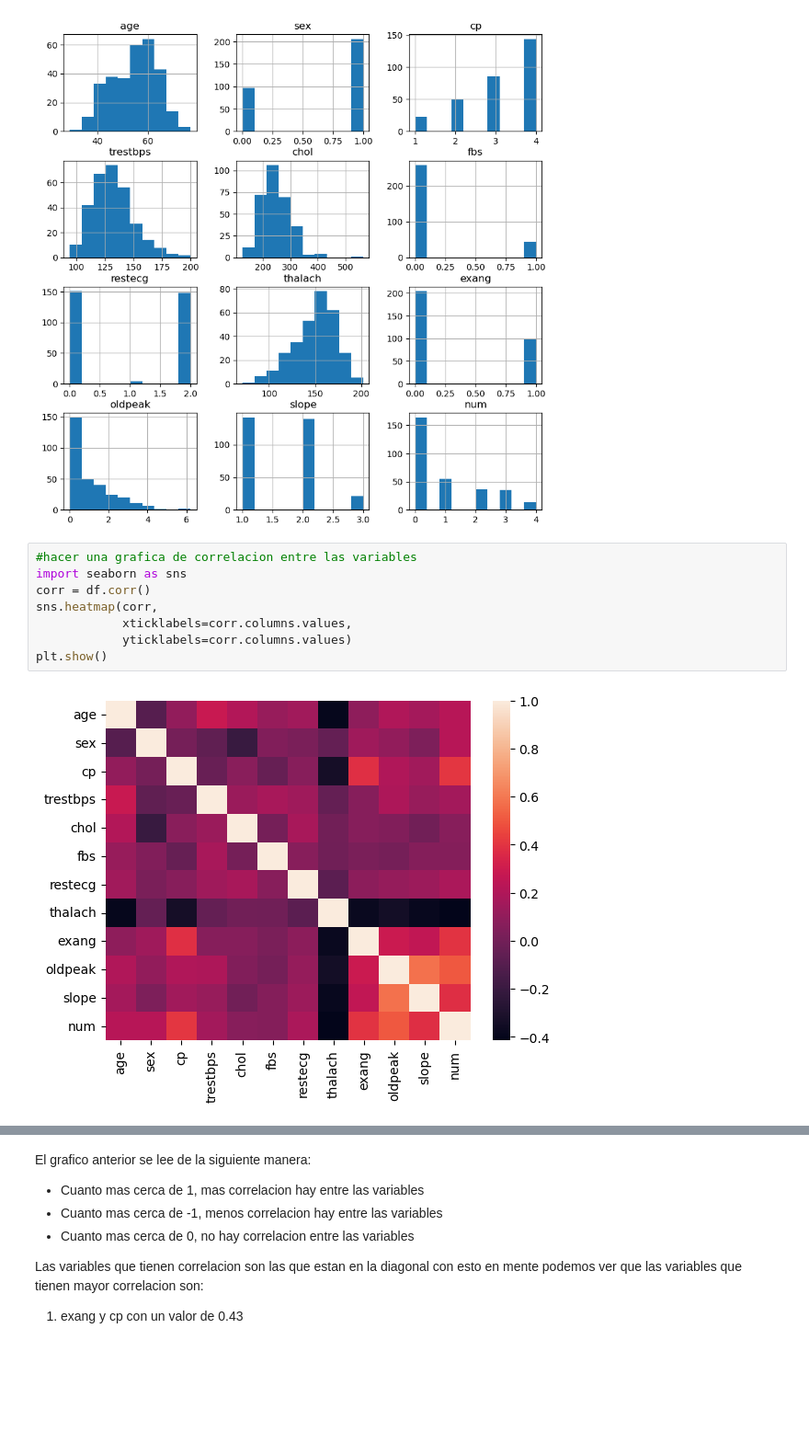
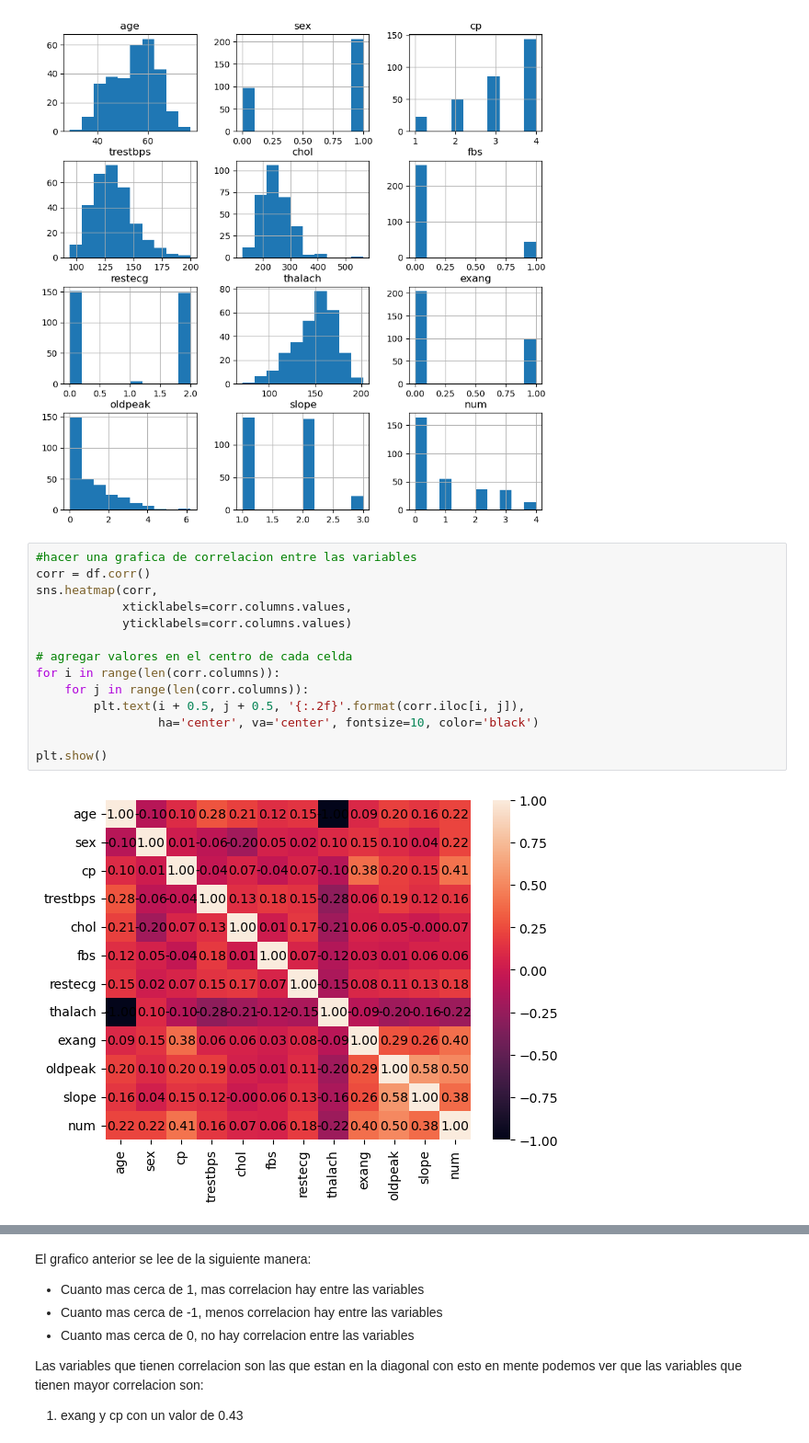
Before and after one commit to juancbello/Proyecto1AC, a Jupyter notebook: Proyecto 1 - AC.ipynb, the cells around one changed output, grey strips where cells are left out. Shown at 92% size. Saved outputs shown, nothing was run; the diff lists cells and outputs as text; blank space fills up the shorter version.

```diff
--- a/Proyecto 1 - AC.ipynb
+++ b/Proyecto 1 - AC.ipynb
@@ -100,11 +169,17 @@ plt.show()
 [figure]
 # %%
 #hacer una grafica de correlacion entre las variables
-import seaborn as sns
 corr = df.corr()
 sns.heatmap(corr,
             xticklabels=corr.columns.values,
             yticklabels=corr.columns.values)
+
+# agregar valores en el centro de cada celda
+for i in range(len(corr.columns)):
+    for j in range(len(corr.columns)):
+        plt.text(i + 0.5, j + 0.5, '{:.2f}'.format(corr.iloc[i, j]),
+                 ha='center', va='center', fontsize=10, color='black')
+
 plt.show()
 # %% [output]
-[figure, old version]
+[figure, new version]
```
Also changed, not shown: parts of 18 cells of this notebook.
